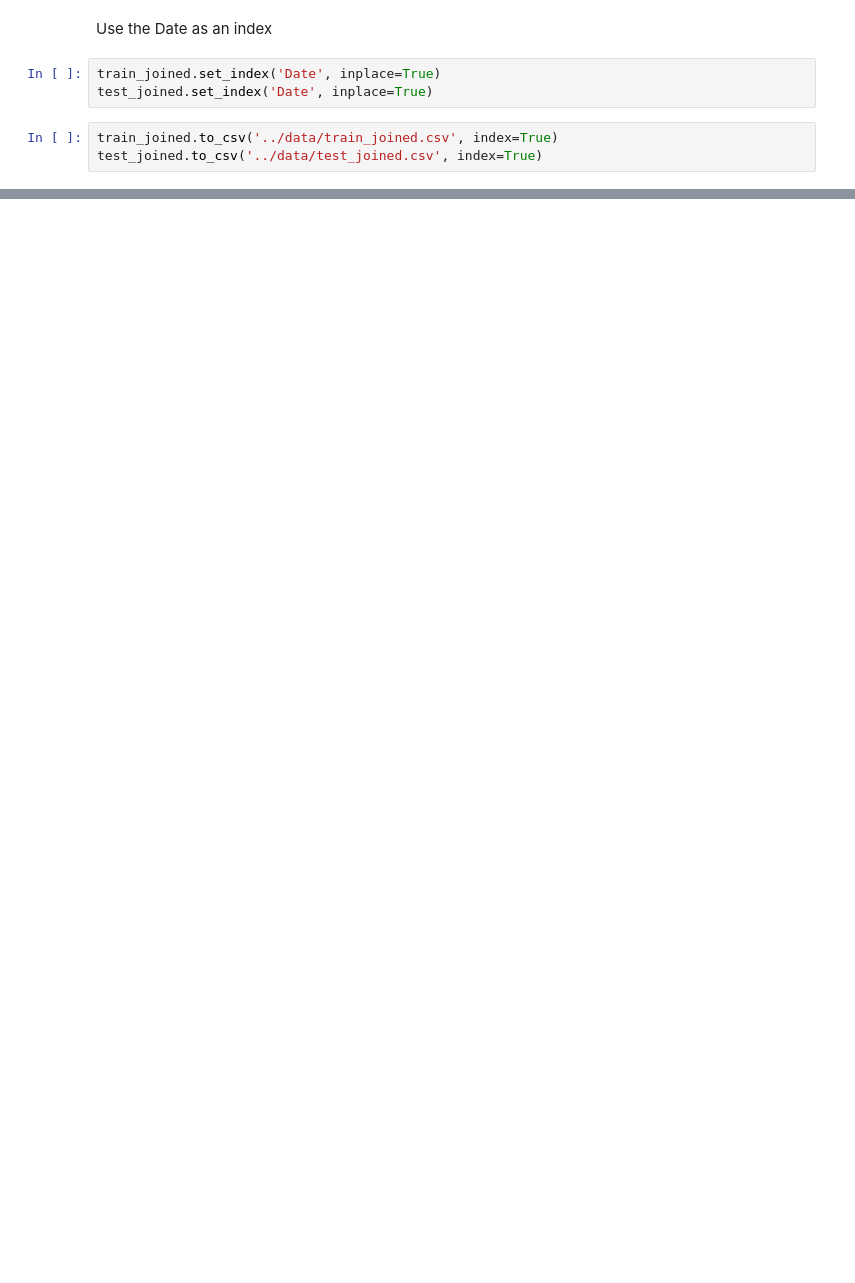
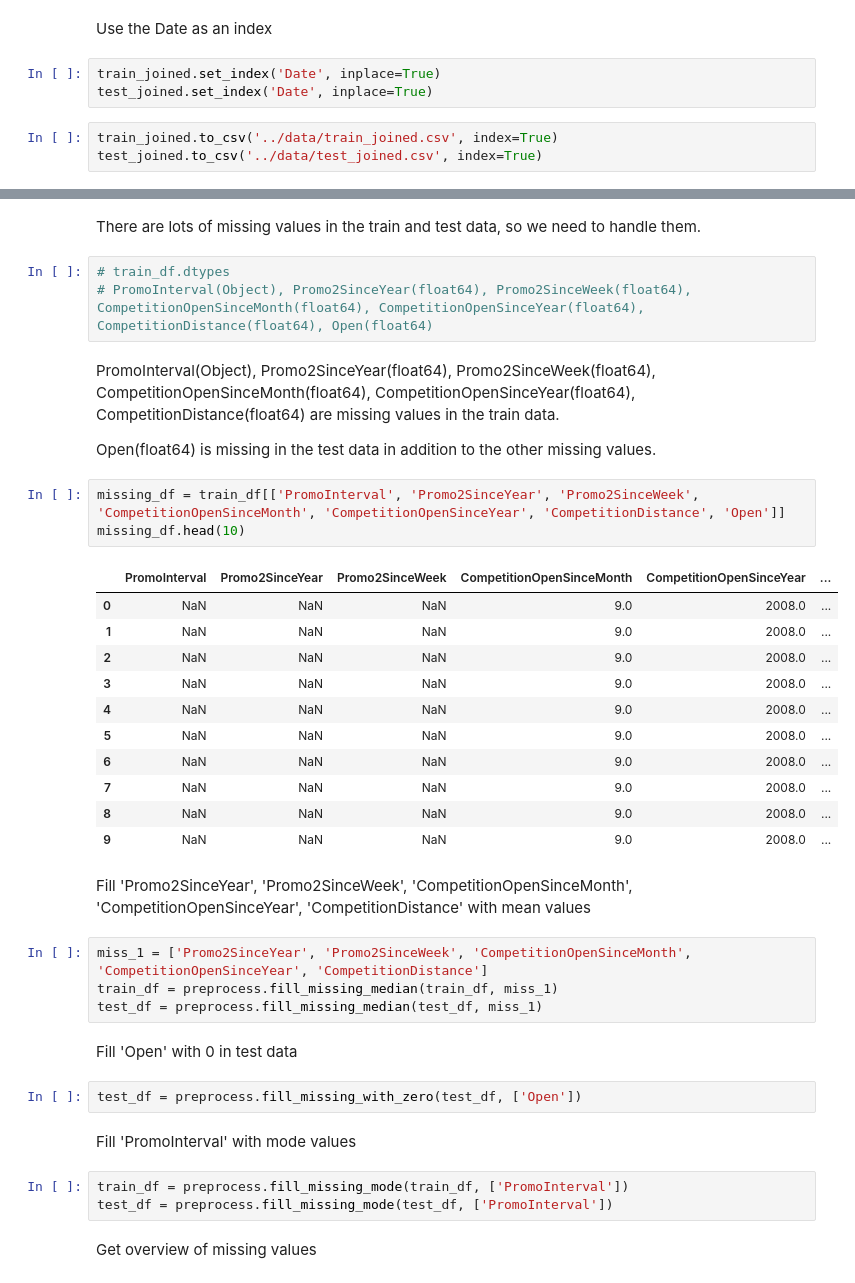
Before and after one commit to jedisam/Sales-prediction, a Jupyter notebook: notebooks/preprocess.ipynb, the cells around one changed output, grey strips where cells are left out. Saved outputs shown, nothing was run; the diff lists cells and outputs as text; blank space fills up the shorter version.

```diff
--- a/notebooks/preprocess.ipynb
+++ b/notebooks/preprocess.ipynb
@@ -145,0 +200,41 @@ test_joined.to_csv('../data/test_joined.csv', index=True)
+# %% [markdown]
+There are lots of missing values in the train and test data, so we need to handle them.
+# %%
+# train_df.dtypes
+# PromoInterval(Object), Promo2SinceYear(float64), Promo2SinceWeek(float64), CompetitionOpenSinceMonth(float64), CompetitionOpenSinceYear(float64), CompetitionDistance(float64), Open(float64)
+# %% [markdown]
+ PromoInterval(Object), Promo2SinceYear(float64), Promo2SinceWeek(float64), CompetitionOpenSinceMonth(float64), CompetitionOpenSinceYear(float64), CompetitionDistance(float64) are missing values in the train data.
+
+ Open(float64) is missing in the test data in addition to the other missing values.
+# %%
+missing_df = train_df[['PromoInterval', 'Promo2SinceYear', 'Promo2SinceWeek', 'CompetitionOpenSinceMonth', 'CompetitionOpenSinceYear', 'CompetitionDistance', 'Open']]
+missing_df.head(10)
+# %% [output]
+|  | PromoInterval | Promo2SinceYear | Promo2SinceWeek | CompetitionOpenSinceMonth | CompetitionOpenSinceYear | ... |
+| 0 | NaN | NaN | NaN | 9.0 | 2008.0 | ... |
+| 1 | NaN | NaN | NaN | 9.0 | 2008.0 | ... |
+| 2 | NaN | NaN | NaN | 9.0 | 2008.0 | ... |
+| 3 | NaN | NaN | NaN | 9.0 | 2008.0 | ... |
+| 4 | NaN | NaN | NaN | 9.0 | 2008.0 | ... |
+| 5 | NaN | NaN | NaN | 9.0 | 2008.0 | ... |
+| 6 | NaN | NaN | NaN | 9.0 | 2008.0 | ... |
+| 7 | NaN | NaN | NaN | 9.0 | 2008.0 | ... |
+| 8 | NaN | NaN | NaN | 9.0 | 2008.0 | ... |
+| 9 | NaN | NaN | NaN | 9.0 | 2008.0 | ... |
+# %% [markdown]
+Fill 'Promo2SinceYear', 'Promo2SinceWeek', 'CompetitionOpenSinceMonth', 'CompetitionOpenSinceYear', 'CompetitionDistance' with mean values
+# %%
+miss_1 = ['Promo2SinceYear', 'Promo2SinceWeek', 'CompetitionOpenSinceMonth', 'CompetitionOpenSinceYear', 'CompetitionDistance']
+train_df = preprocess.fill_missing_median(train_df, miss_1)
+test_df = preprocess.fill_missing_median(test_df, miss_1)
+# %% [markdown]
+Fill 'Open' with 0 in test data
+# %%
+test_df = preprocess.fill_missing_with_zero(test_df, ['Open'])
+# %% [markdown]
+Fill 'PromoInterval' with mode values
+# %%
+train_df = preprocess.fill_missing_mode(train_df, ['PromoInterval'])
+test_df = preprocess.fill_missing_mode(test_df, ['PromoInterval'])
+# %% [markdown]
+Get overview of missing values
```
Also changed, not shown: parts of 26 cells of this notebook, 4 other files.
